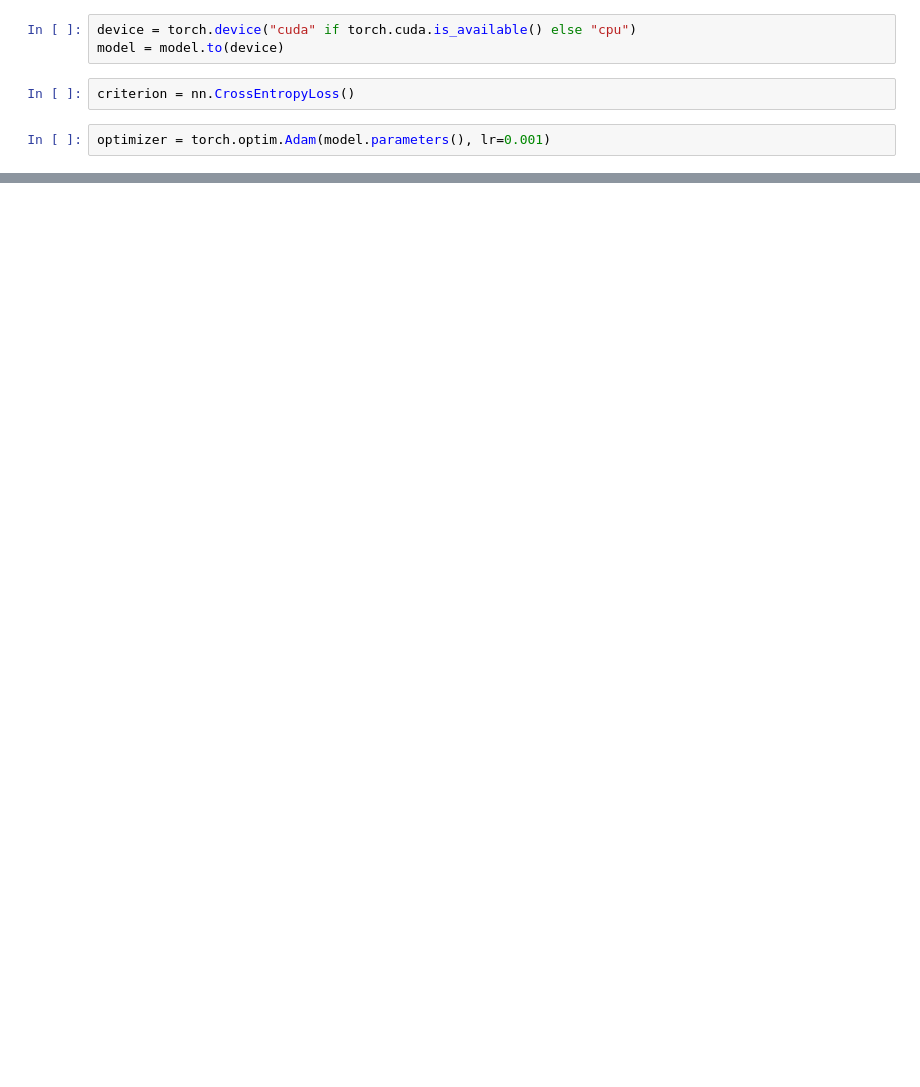
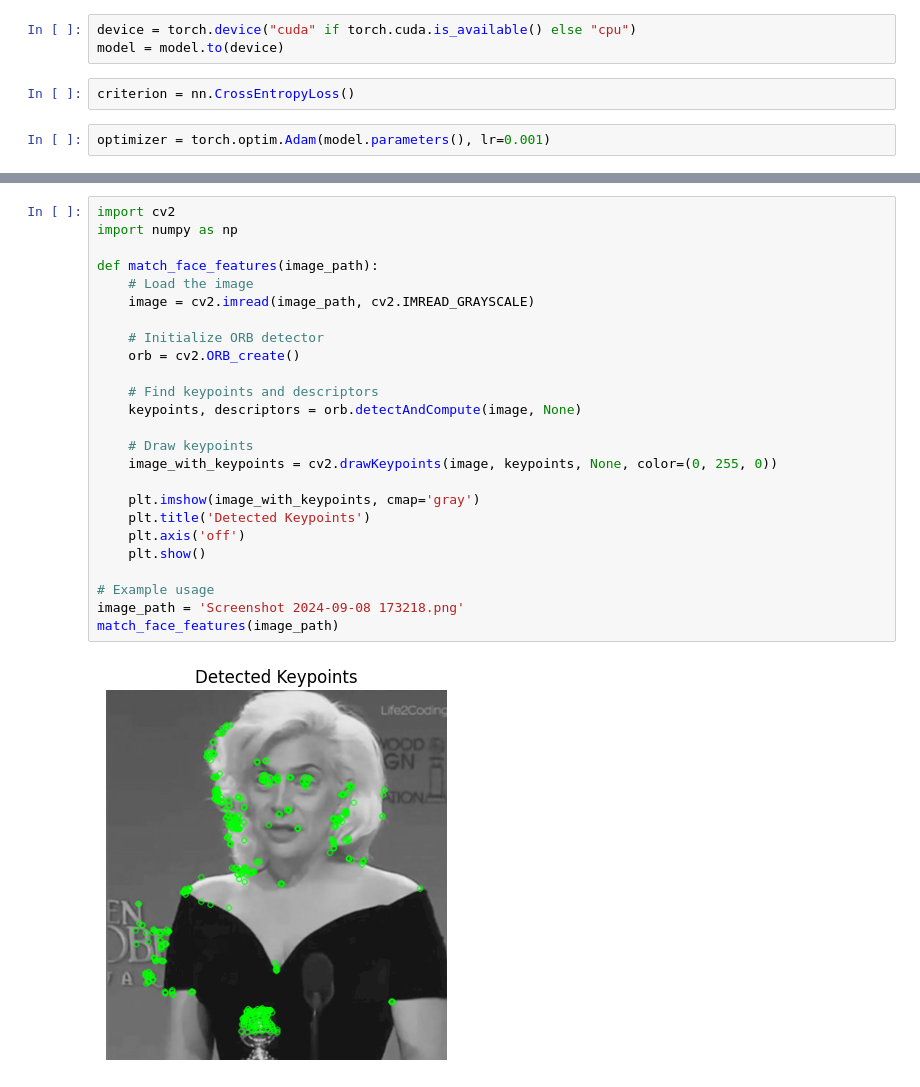
Before and after one commit to Prithalsing/image_deepfake_detection, a Jupyter notebook: deep_fake_detection.ipynb, the cells around one changed output, grey strips where cells are left out. Cells and saved outputs as stored; diff of their text form; blank space fills up the shorter version.

```diff
--- a/deep_fake_detection.ipynb
+++ b/deep_fake_detection.ipynb
@@ -165,0 +348,27 @@ predict_and_show_image(image_path)
+# %%
+import cv2
+import numpy as np
+
+def match_face_features(image_path):
+    # Load the image
+    image = cv2.imread(image_path, cv2.IMREAD_GRAYSCALE)
+
+    # Initialize ORB detector
+    orb = cv2.ORB_create()
+
+    # Find keypoints and descriptors
+    keypoints, descriptors = orb.detectAndCompute(image, None)
+
+    # Draw keypoints
+    image_with_keypoints = cv2.drawKeypoints(image, keypoints, None, color=(0, 255, 0))
+
+    plt.imshow(image_with_keypoints, cmap='gray')
+    plt.title('Detected Keypoints')
+    plt.axis('off')
+    plt.show()
+
+# Example usage
+image_path = 'Screenshot 2024-09-08 173218.png'
+match_face_features(image_path)
+# %% [output]
+[figure, added]
```
Also changed, not shown: parts of 15 cells of this notebook.
